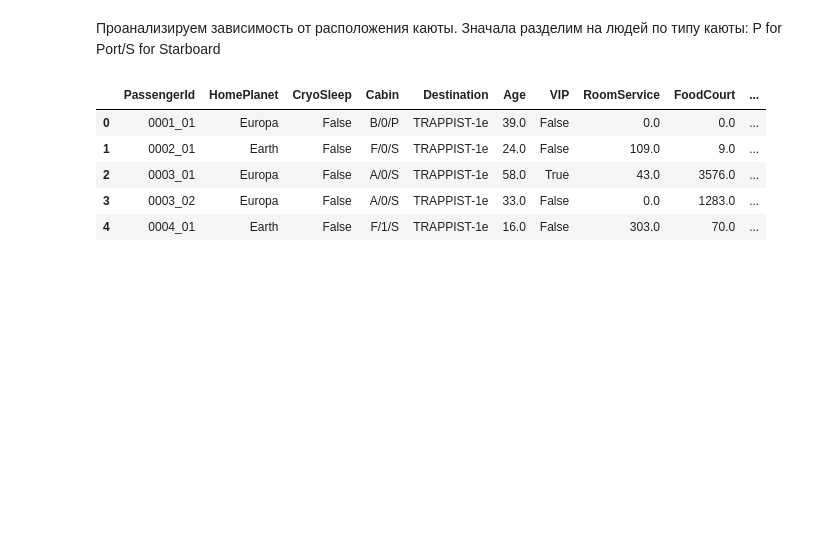
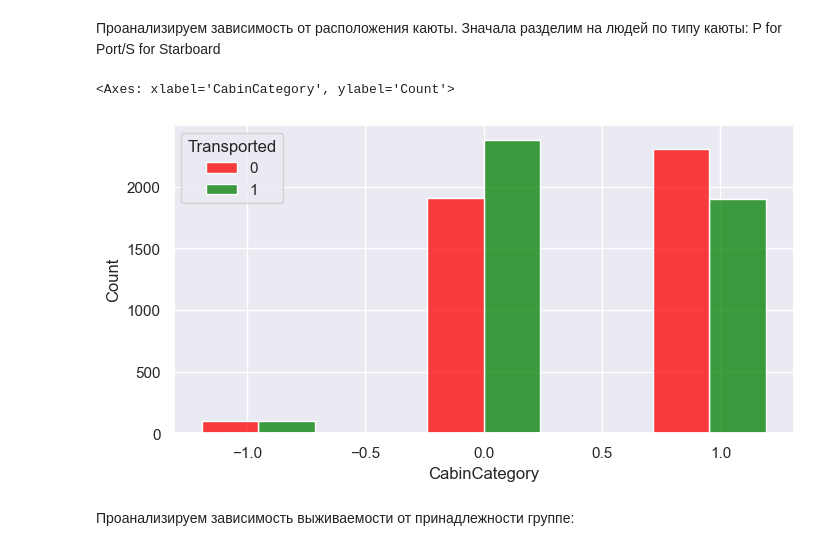
Before and after one commit to TMLechik/Neural_network_technologies, a Jupyter notebook: HW_1_SpaceShipTitanic/HW_1_SpaceShipTitanic.ipynb, the cells around one changed output. Cells and saved outputs as stored; diff of their text form; code cells hidden in the pictures; blank space fills up the shorter version.

Commit message:
add Cabin analysis

```diff
--- a/HW_1_SpaceShipTitanic/HW_1_SpaceShipTitanic.ipynb
+++ b/HW_1_SpaceShipTitanic/HW_1_SpaceShipTitanic.ipynb
@@ -104,11 +104,26 @@ sns.histplot(
 # %% [markdown]
 Проанализируем зависимость от расположения каюты. Значала разделим на людей по типу каюты: P for Port/S for Starboard
 # %%
-train.head()
+# Извлекаем тип каюты
+cabin_types = train['Cabin'].str.split('/').str[2]
+
+
+train['CabinCategory'] = -1  # Значение по умолчанию для NaN и других типов
+train.loc[cabin_types == 'P', 'CabinCategory'] = 1
+train.loc[cabin_types == 'S', 'CabinCategory'] = 0
+
+plt.figure(figsize=(8, 4))
+
+sns.histplot(
+    data=train,
+    x='CabinCategory',
+    hue='Transported',
+    multiple='dodge',  # Столбцы рядом друг с другом
+    shrink=5,        # уменьшаем ширину столбцов для лучшего разделения
+    palette={True: 'green', False: 'red'}
+)
 # %% [output]
-|  | PassengerId | HomePlanet | CryoSleep | Cabin | Destination | Age | VIP | RoomService | FoodCourt | ... |
-| 0 | 0001_01 | Europa | False | B/0/P | TRAPPIST-1e | 39.0 | False | 0.0 | 0.0 | ... |
-| 1 | 0002_01 | Earth | False | F/0/S | TRAPPIST-1e | 24.0 | False | 109.0 | 9.0 | ... |
-| 2 | 0003_01 | Europa | False | A/0/S | TRAPPIST-1e | 58.0 | True | 43.0 | 3576.0 | ... |
-| 3 | 0003_02 | Europa | False | A/0/S | TRAPPIST-1e | 33.0 | False | 0.0 | 1283.0 | ... |
-| 4 | 0004_01 | Earth | False | F/1/S | TRAPPIST-1e | 16.0 | False | 303.0 | 70.0 | ... |
+<Axes: xlabel='CabinCategory', ylabel='Count'>
+[figure, added]
+# %% [markdown]
+Проанализируем зависимость выживаемости от принадлежности группе:
```
